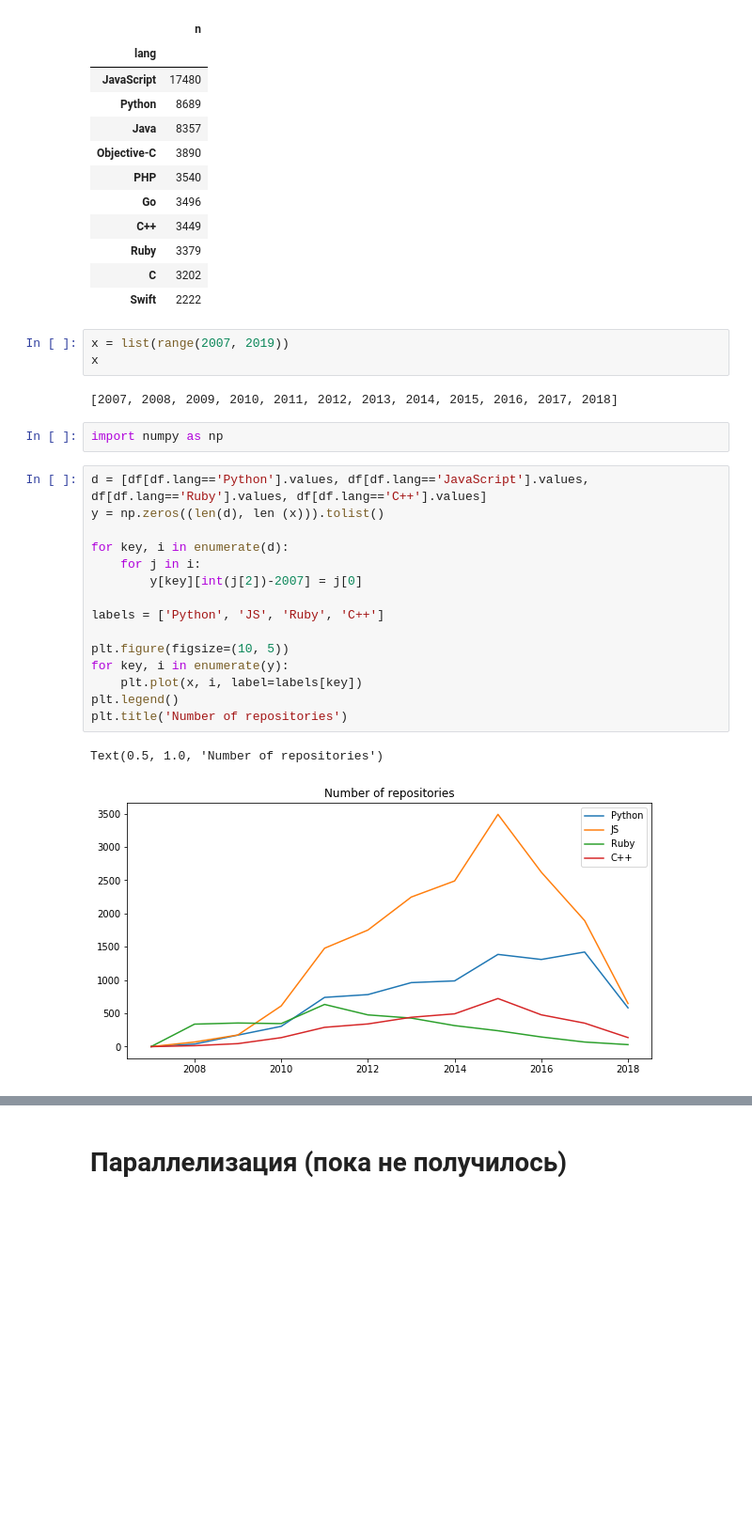
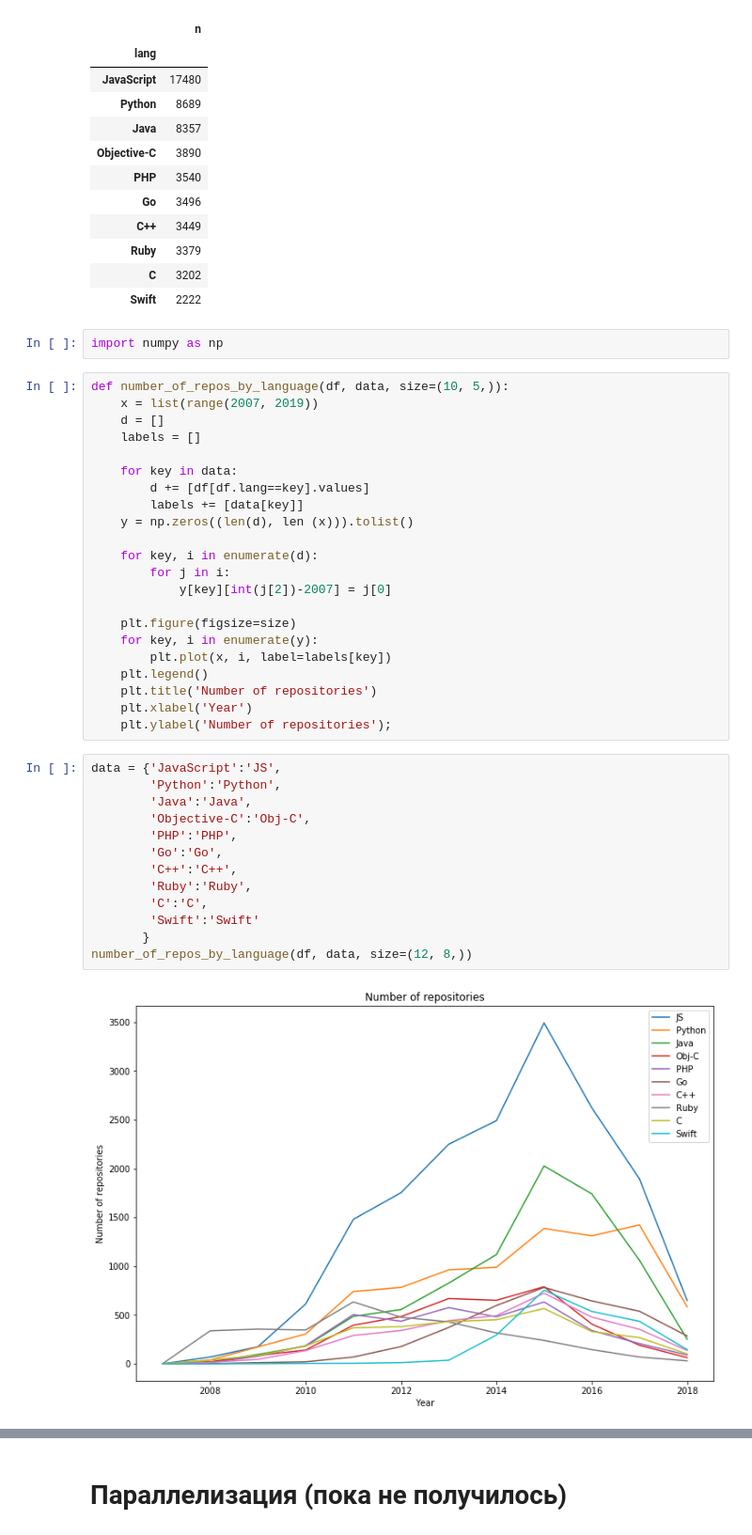
Before and after one commit to dkbrz/2018_DB_course, a Jupyter notebook: HW_3/Commits_DB.ipynb, the cells around one changed output, grey strips where cells are left out. Shown at 94% size. Drawn from its saved outputs; the diff is of its cells as text; blank space fills up the shorter version.

```diff
--- a/HW_3/Commits_DB.ipynb
+++ b/HW_3/Commits_DB.ipynb
@@ -266,28 +299,42 @@ df.groupby('lang').sum().sort_values('n', ascending=False).head(10)
 | Ruby | 3379 |
 | C | 3202 |
 | Swift | 2222 |
-# %%
-x = list(range(2007, 2019))
-x
-# %% [output]
-[2007, 2008, 2009, 2010, 2011, 2012, 2013, 2014, 2015, 2016, 2017, 2018]
 # %%
 import numpy as np
 # %%
-d = [df[df.lang=='Python'].values, df[df.lang=='JavaScript'].values, df[df.lang=='Ruby'].values, df[df.lang=='C++'].values]
-y = np.zeros((len(d), len (x))).tolist()
+def number_of_repos_by_language(df, data, size=(10, 5,)):
+    x = list(range(2007, 2019))
+    d = []
+    labels = []
 
-for key, i in enumerate(d):
-    for j in i:
-        y[key][int(j[2])-2007] = j[0]
+    for key in data:
+        d += [df[df.lang==key].values]
+        labels += [data[key]]
+    y = np.zeros((len(d), len (x))).tolist()
 
-labels = ['Python', 'JS', 'Ruby', 'C++']
+    for key, i in enumerate(d):
+        for j in i:
+            y[key][int(j[2])-2007] = j[0]
 
-plt.figure(figsize=(10, 5))
-for key, i in enumerate(y):
-    plt.plot(x, i, label=labels[key])
-plt.legend()
-plt.title('Number of repositories')
+    plt.figure(figsize=size)
+    for key, i in enumerate(y):
+        plt.plot(x, i, label=labels[key])
+    plt.legend()
+    plt.title('Number of repositories')
+    plt.xlabel('Year')
+    plt.ylabel('Number of repositories');
-# %% [output]
-Text(0.5, 1.0, 'Number of repositories')
-[figure, removed]
+# %%
+data = {'JavaScript':'JS',
+        'Python':'Python',
+        'Java':'Java',
+        'Objective-C':'Obj-C',
+        'PHP':'PHP',
+        'Go':'Go',
+        'C++':'C++',
+        'Ruby':'Ruby',
+        'C':'C',
+        'Swift':'Swift'
+       }
+number_of_repos_by_language(df, data, size=(12, 8,))
+# %% [output]
+[figure, added]
```
Also changed, not shown: parts of 19 cells of this notebook.
